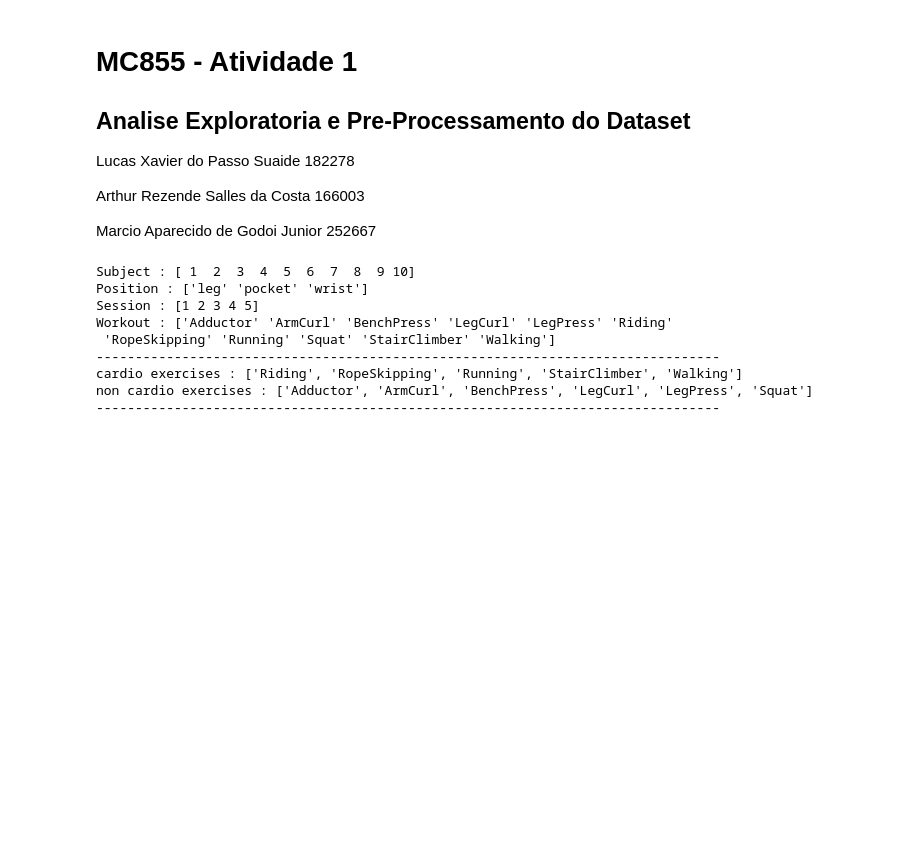
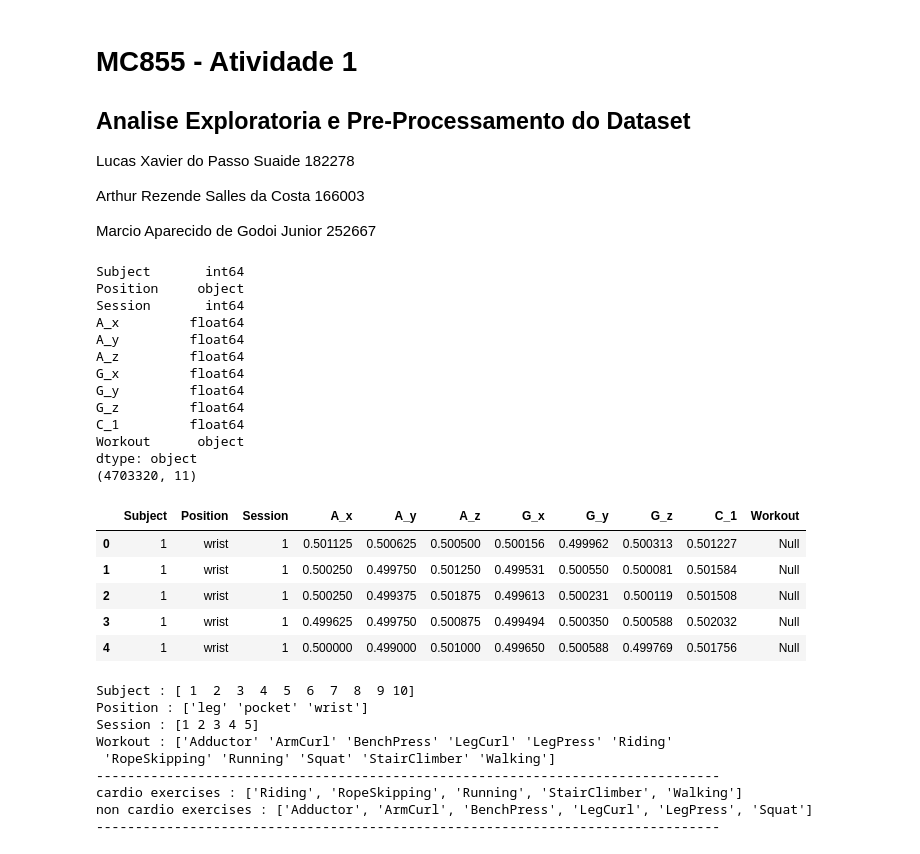
Before and after one commit to Arthur-Salles/mc855-recgym, a Jupyter notebook: src/eda_preprocessing.ipynb, the cells around one changed output. Cells and saved outputs as stored; diff of their text form; code cells hidden in the pictures; blank space fills up the shorter version.

```diff
--- a/src/eda_preprocessing.ipynb
+++ b/src/eda_preprocessing.ipynb
@@ -23,8 +27,28 @@ CARDIO = ['Riding', 'RopeSkipping' ,'Running', 'StairClimber', 'Walking']
 # %%
-raw_data = pd.read_csv("../data/RecGym.csv", index_col=0)
+raw_data = pd.read_csv("../data/RecGym.csv")
 print(raw_data.dtypes)
 print(raw_data.shape)
 raw_data.head()
+# %% [output]
+Subject       int64
+Position     object
+Session       int64
+A_x         float64
+A_y         float64
+A_z         float64
+G_x         float64
+G_y         float64
+G_z         float64
+C_1         float64
+Workout      object
+dtype: object
+(4703320, 11)
+|  | Subject | Position | Session | A_x | A_y | A_z | G_x | G_y | G_z | C_1 | Workout |
+| 0 | 1 | wrist | 1 | 0.501125 | 0.500625 | 0.500500 | 0.500156 | 0.499962 | 0.500313 | 0.501227 | Null |
+| 1 | 1 | wrist | 1 | 0.500250 | 0.499750 | 0.501250 | 0.499531 | 0.500550 | 0.500081 | 0.501584 | Null |
+| 2 | 1 | wrist | 1 | 0.500250 | 0.499375 | 0.501875 | 0.499613 | 0.500231 | 0.500119 | 0.501508 | Null |
+| 3 | 1 | wrist | 1 | 0.499625 | 0.499750 | 0.500875 | 0.499494 | 0.500350 | 0.500588 | 0.502032 | Null |
+| 4 | 1 | wrist | 1 | 0.500000 | 0.499000 | 0.501000 | 0.499650 | 0.500588 | 0.499769 | 0.501756 | Null |
 # %%
 # Removing null entries
 raw_data['Workout'] = raw_data['Workout'].replace(to_replace='Null', value=None)
```
Also changed, not shown: parts of 5 cells of this notebook, 1 other file.
